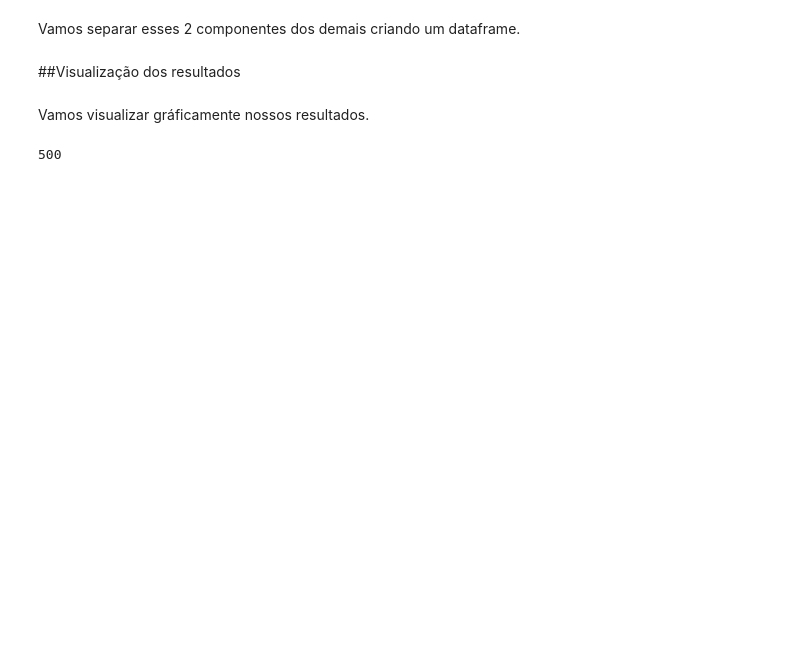
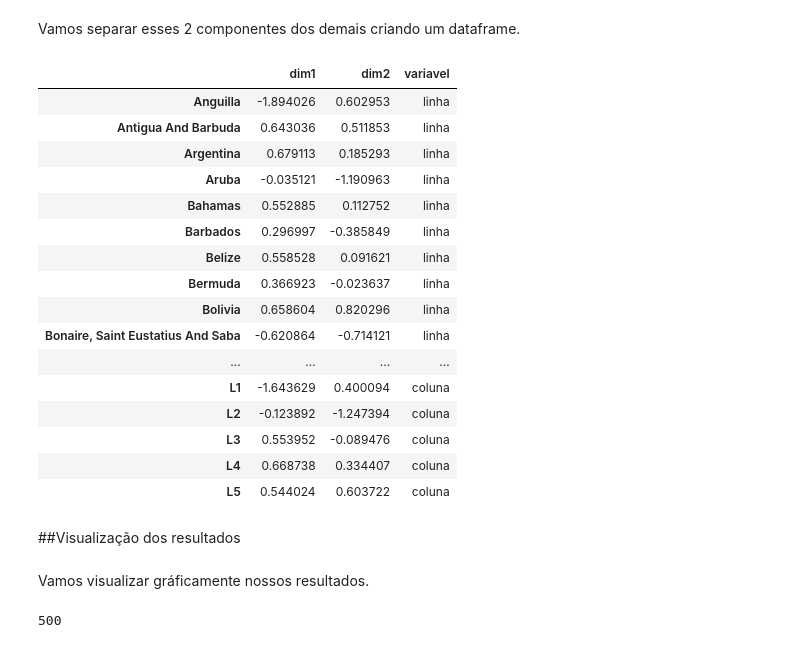
Before and after one commit to Marcus-V-Freitas/Analise_Correspondencia_Covid, a Jupyter notebook: Análise_de_Correspondência.ipynb, the cells around one changed output. Cells and saved outputs as stored; diff of their text form; code cells hidden in the pictures; blank space fills up the shorter version.

```diff
--- a/Análise_de_Correspondência.ipynb
+++ b/Análise_de_Correspondência.ipynb
@@ -262,6 +366,26 @@ def Row_Column_Scores(n_componentes=2):
   return df_final
 # %%
 df_final_dois_componentes =Row_Column_Scores()
+# %%
+df_final_dois_componentes
+# %% [output]
+|  | dim1 | dim2 | variavel |
+| Anguilla | -1.894026 | 0.602953 | linha |
+| Antigua And Barbuda | 0.643036 | 0.511853 | linha |
+| Argentina | 0.679113 | 0.185293 | linha |
+| Aruba | -0.035121 | -1.190963 | linha |
+| Bahamas | 0.552885 | 0.112752 | linha |
+| Barbados | 0.296997 | -0.385849 | linha |
+| Belize | 0.558528 | 0.091621 | linha |
+| Bermuda | 0.366923 | -0.023637 | linha |
+| Bolivia | 0.658604 | 0.820296 | linha |
+| Bonaire, Saint Eustatius And Saba | -0.620864 | -0.714121 | linha |
+| ... | ... | ... | ... |
+| L1 | -1.643629 | 0.400094 | coluna |
+| L2 | -0.123892 | -1.247394 | coluna |
+| L3 | 0.553952 | -0.089476 | coluna |
+| L4 | 0.668738 | 0.334407 | coluna |
+| L5 | 0.544024 | 0.603722 | coluna |
 # %% [markdown]
 ##Visualização dos resultados
 # %% [markdown]
```
Also changed, not shown: parts of 12 cells of this notebook.
